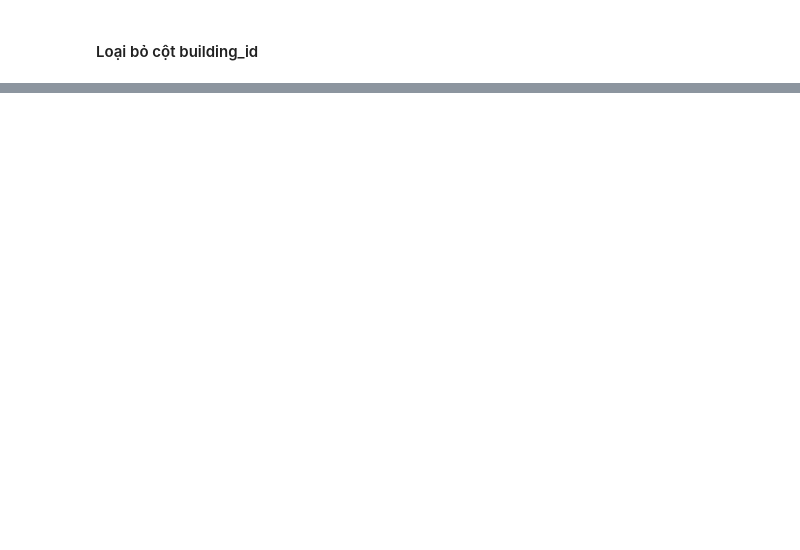
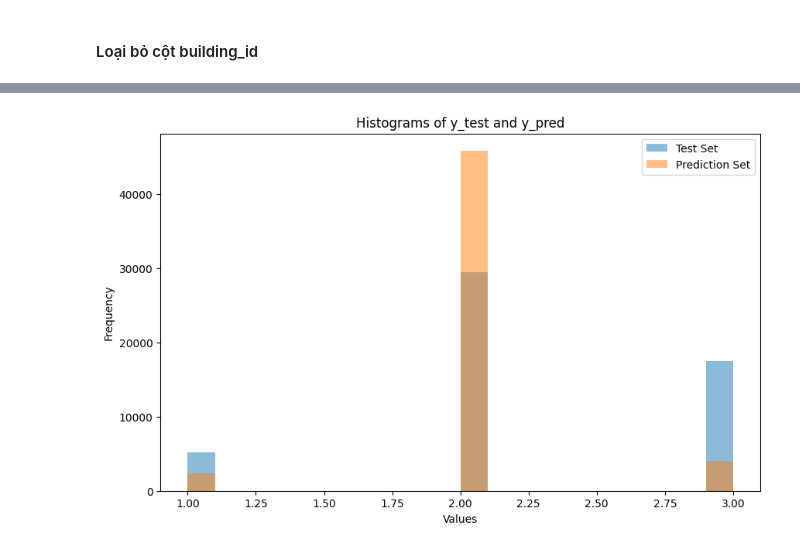
Before and after one commit to anbit192/earthquake, a Jupyter notebook: multinomial_regression.ipynb, the cells around one changed output, grey strips where cells are left out. Saved outputs shown, nothing was run; the diff lists cells and outputs as text; code cells hidden in the pictures; blank space fills up the shorter version.

```diff
--- a/multinomial_regression.ipynb
+++ b/multinomial_regression.ipynb
@@ -124,0 +171,13 @@ Indices where the value is equal to 3: [    7     8    10 ... 52104 52106 52111]
+# %%
+import matplotlib.pyplot as plt
+
+plt.figure(figsize=(10, 6))
+plt.hist(y_test, bins=20, alpha=0.5, label='Test Set')
+plt.hist(y_pred, bins=20, alpha=0.5, label='Prediction Set')
+plt.xlabel('Values')
+plt.ylabel('Frequency')
+plt.title('Histograms of y_test and y_pred')
+plt.legend()
+plt.show()
+# %% [output]
+[figure, added]
```
Also changed, not shown: parts of 20 cells of this notebook.
